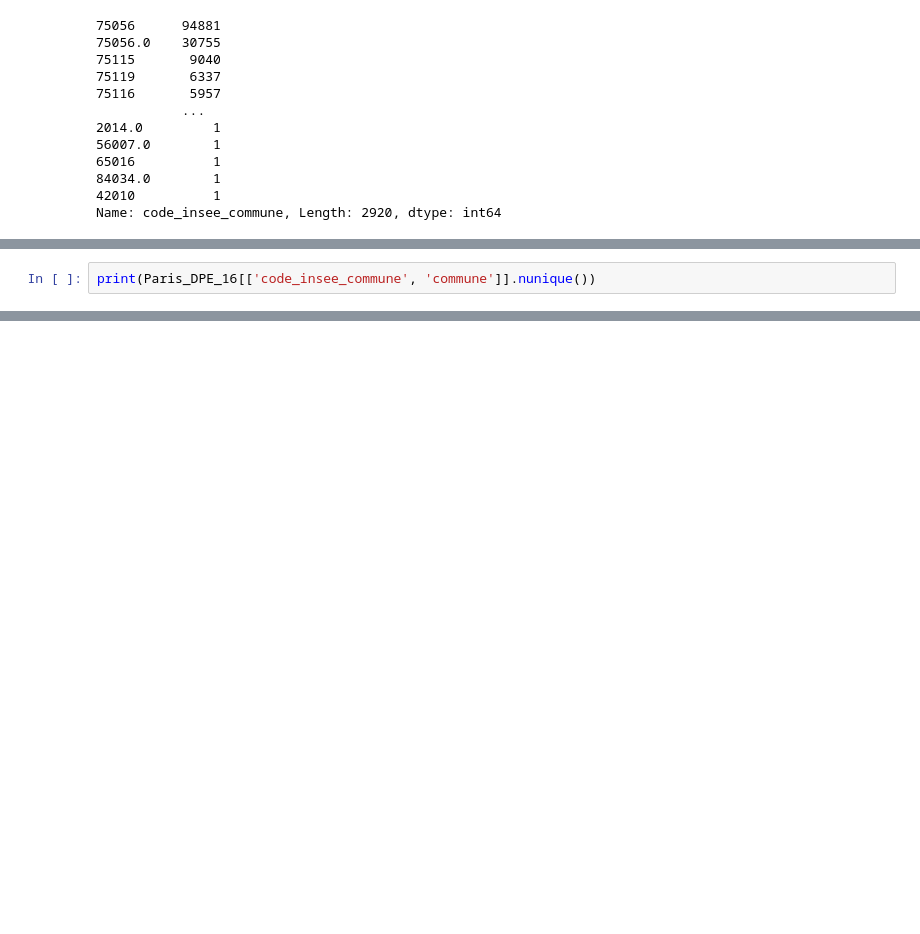
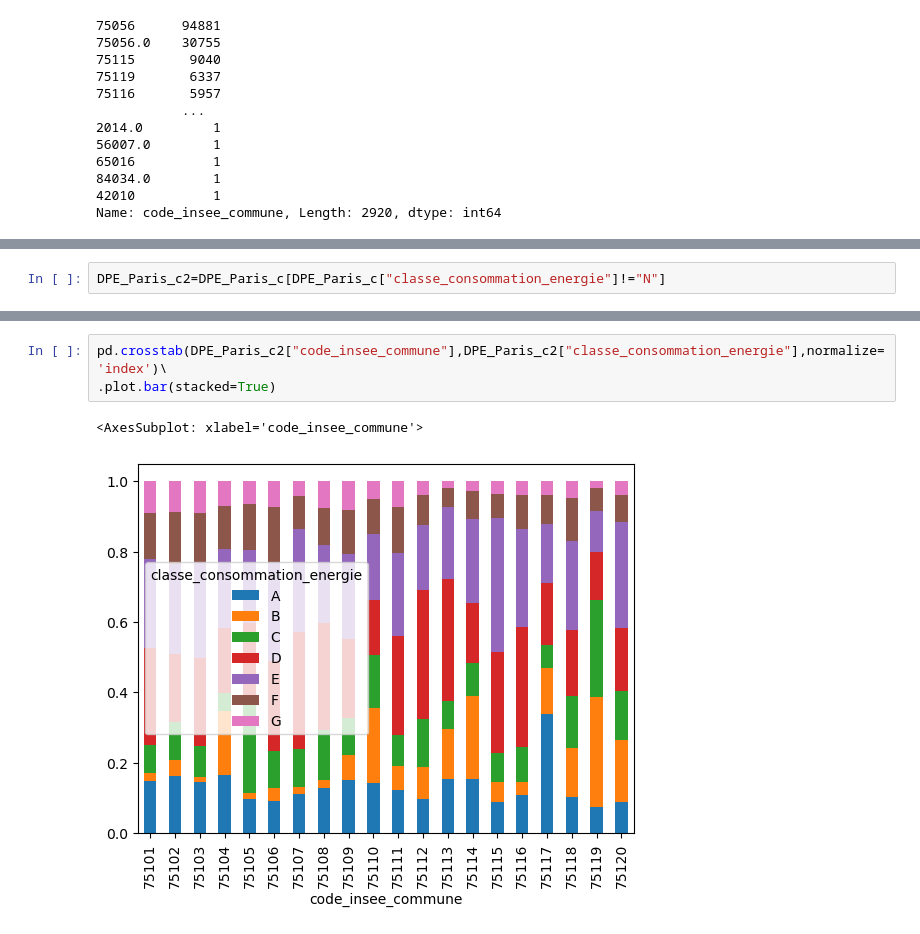
Before and after one commit to gabriel92320/data_science_project, a Jupyter notebook: Lien_DPE_niveau_de_vie.ipynb, the cells around one changed output, grey strips where cells are left out. Cells and saved outputs as stored; diff of their text form; blank space fills up the shorter version.

```diff
--- a/Lien_DPE_niveau_de_vie.ipynb
+++ b/Lien_DPE_niveau_de_vie.ipynb
@@ -260,2 +305,2 @@ DPE_IDF_14_20.head()
 # %%
-print(Paris_DPE_16[['code_insee_commune', 'commune']].nunique())
+DPE_Paris_c2=DPE_Paris_c[DPE_Paris_c["classe_consommation_energie"]!="N"]
@@ -265,0 +329,6 @@ dtype: int64
+# %%
+pd.crosstab(DPE_Paris_c2["code_insee_commune"],DPE_Paris_c2["classe_consommation_energie"],normalize='index')\
+.plot.bar(stacked=True)
+# %% [output]
+<AxesSubplot: xlabel='code_insee_commune'>
+[figure, added]
```
Also changed, not shown: parts of 21 cells of this notebook.
